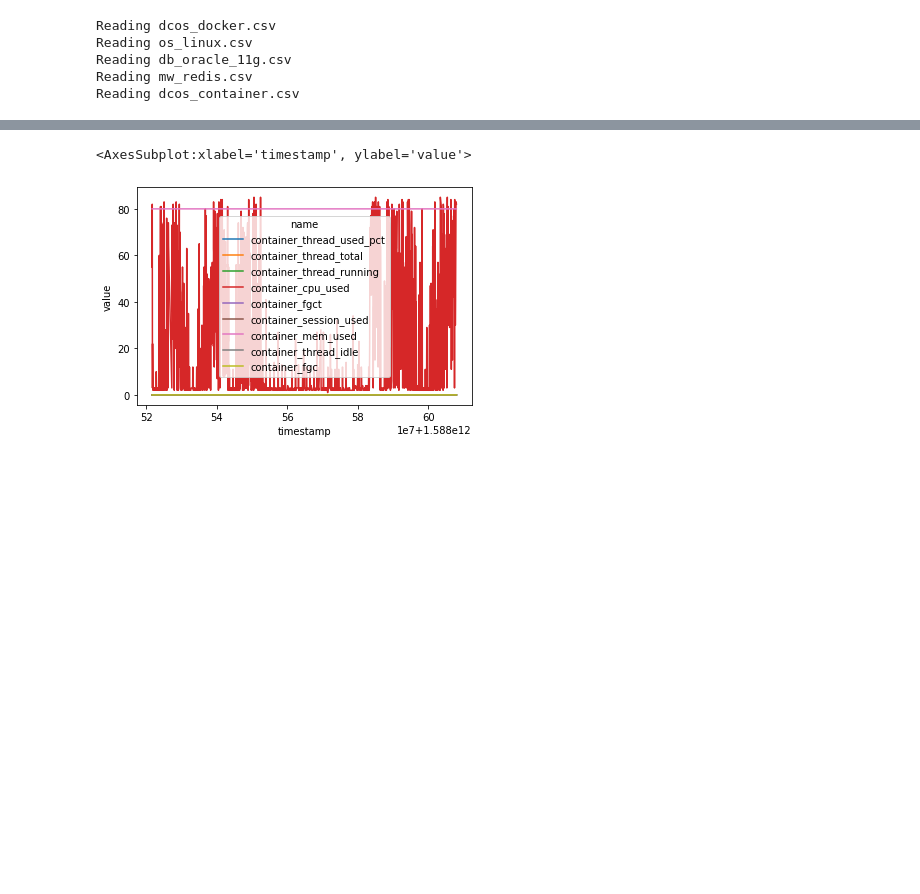
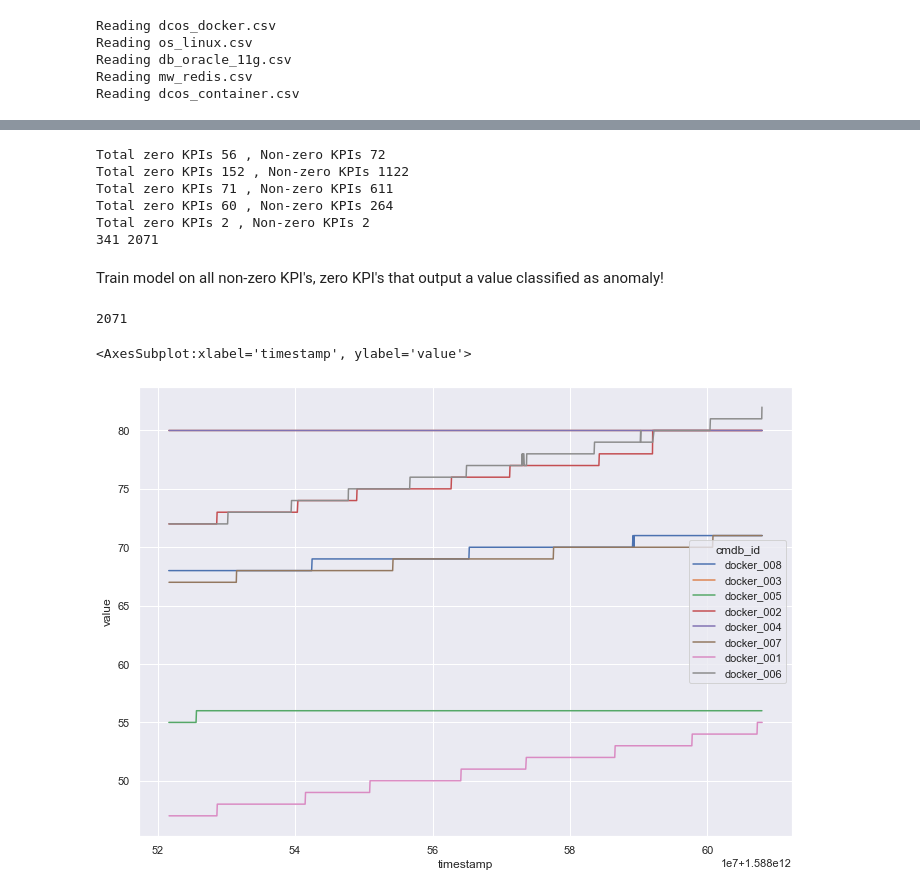
Before and after one commit to meng2468/AIOps-Challenge, a Jupyter notebook: eda/kpi.ipynb, the cells around one changed output, grey strips where cells are left out. Cells and saved outputs as stored; diff of their text form; code cells hidden in the pictures; blank space fills up the shorter version.

Commit message:
additional eda on KPI data

```diff
--- a/eda/kpi.ipynb
+++ b/eda/kpi.ipynb
@@ -4,6 +4,8 @@ import numpy as np
 import os
 import seaborn as sns
 
+sns.set(rc={'figure.figsize':(16,8)})
+
 data_path = '../data/train_data/host'
 # %%
 dfs = {}
@@ -45,5 +65,29 @@ dock_04 = df_docker[df_docker.cmdb_id == 'docker_004']
+# %%
+total_z = 0
+non_z = 0
+for file in dfs:
+    df = dfs[file]
+    aggr = df[['name', 'cmdb_id', 'value']].groupby(['cmdb_id', 'name']).sum()
+    total_z += aggr[aggr.value == 0].shape[0]
+    non_z += aggr.shape[0]
+    print('Total zero KPIs ' + str(aggr[aggr.value == 0].shape[0]), ', Non-zero KPIs ' + str(aggr.shape[0]))
+print(total_z, non_z)
+# %% [output]
+Total zero KPIs 56 , Non-zero KPIs 72
+Total zero KPIs 152 , Non-zero KPIs 1122
+Total zero KPIs 71 , Non-zero KPIs 611
+Total zero KPIs 60 , Non-zero KPIs 264
+Total zero KPIs 2 , Non-zero KPIs 2
+341 2071
+# %% [markdown]
+Train model on all non-zero KPI's, zero KPI's that output a value classified as anomaly!
+# %%
+print(total_kpis)
+df_docker = dfs['dcos_docker']
+# %% [output]
+2071
 # %%
-sns.lineplot(x='timestamp', y='value', hue='name', data=dock_04)
+sns.lineplot(x='timestamp', y='value', hue='cmdb_id', data=df_docker[df_docker.name == 'container_mem_used'])
 # %% [output]
 <AxesSubplot:xlabel='timestamp', ylabel='value'>
-[figure, old version]
+[figure, new version]
```
Also changed, not shown: parts of 9 cells of this notebook, 4 other files.
